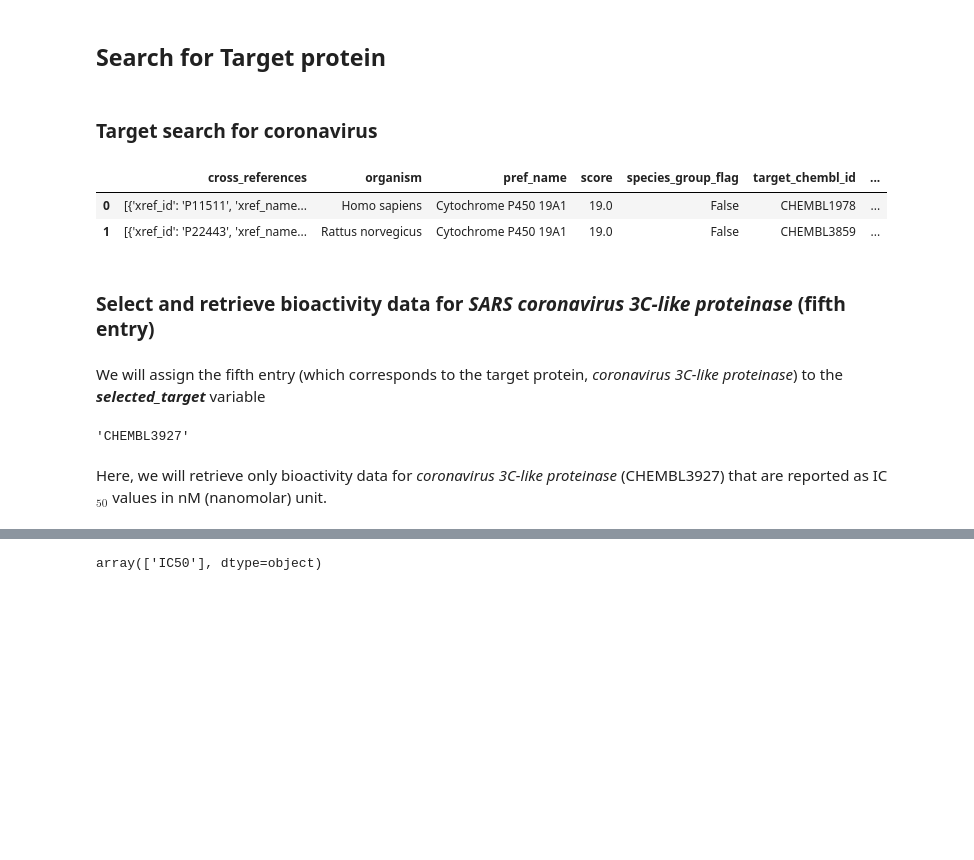
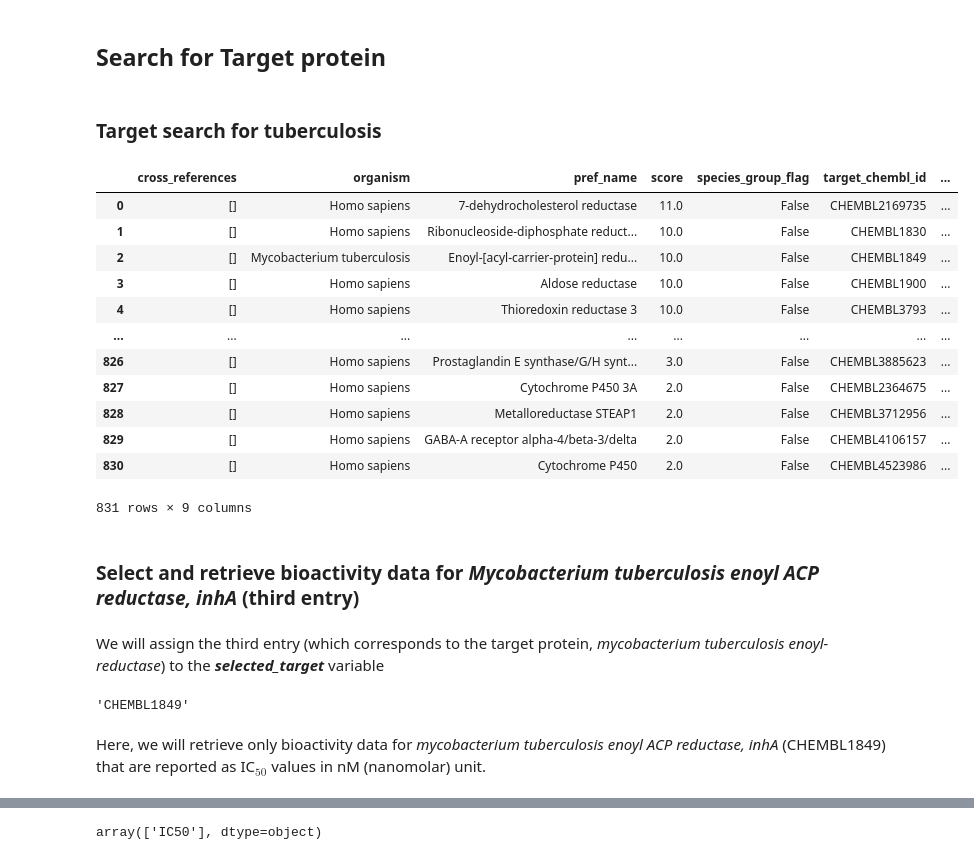
Before and after one commit to Codingpwincess/ml-drug-discovery-model, a Jupyter notebook: python/CDD_ML_Part_1_bioactivity_data.ipynb, the cells around one changed output, grey strips where cells are left out. Drawn from its saved outputs; the diff is of its cells as text; code cells hidden in the pictures; blank space fills up the shorter version.

Commit message:
Complete inhA bioactivity data processing

```diff
--- a/python/CDD_ML_Part_1_bioactivity_data.ipynb
+++ b/python/CDD_ML_Part_1_bioactivity_data.ipynb
@@ -46,28 +46,38 @@ from chembl_webresource_client.new_client import new_client
 # %% [markdown]
 ## **Search for Target protein**
 # %% [markdown]
-### **Target search for coronavirus**
+### **Target search for tuberculosis**
 # %%
-# Target search for coronavirus
+# Target search for tb
 target = new_client.target
-target_query = target.search('aromatase')
+target_query = target.search('reductase')
 targets = pd.DataFrame.from_dict(target_query)
 targets
 # %% [output]
 |  | cross_references | organism | pref_name | score | species_group_flag | target_chembl_id | ... |
-| 0 | [{'xref_id': 'P11511', 'xref_name... | Homo sapiens | Cytochrome P450 19A1 | 19.0 | False | CHEMBL1978 | ... |
-| 1 | [{'xref_id': 'P22443', 'xref_name... | Rattus norvegicus | Cytochrome P450 19A1 | 19.0 | False | CHEMBL3859 | ... |
+| 0 | [] | Homo sapiens | 7-dehydrocholesterol reductase | 11.0 | False | CHEMBL2169735 | ... |
+| 1 | [] | Homo sapiens | Ribonucleoside-diphosphate reduct... | 10.0 | False | CHEMBL1830 | ... |
+| 2 | [] | Mycobacterium tuberculosis | Enoyl-[acyl-carrier-protein] redu... | 10.0 | False | CHEMBL1849 | ... |
+| 3 | [] | Homo sapiens | Aldose reductase | 10.0 | False | CHEMBL1900 | ... |
+| 4 | [] | Homo sapiens | Thioredoxin reductase 3 | 10.0 | False | CHEMBL3793 | ... |
+| ... | ... | ... | ... | ... | ... | ... | ... |
+| 826 | [] | Homo sapiens | Prostaglandin E synthase/G/H synt... | 3.0 | False | CHEMBL3885623 | ... |
+| 827 | [] | Homo sapiens | Cytochrome P450 3A | 2.0 | False | CHEMBL2364675 | ... |
+| 828 | [] | Homo sapiens | Metalloreductase STEAP1 | 2.0 | False | CHEMBL3712956 | ... |
+| 829 | [] | Homo sapiens | GABA-A receptor alpha-4/beta-3/delta | 2.0 | False | CHEMBL4106157 | ... |
+| 830 | [] | Homo sapiens | Cytochrome P450 | 2.0 | False | CHEMBL4523986 | ... |
+831 rows × 9 columns
 # %% [markdown]
-### **Select and retrieve bioactivity data for *SARS coronavirus 3C-like proteinase* (fifth entry)**
+### **Select and retrieve bioactivity data for *Mycobacterium tuberculosis enoyl ACP reductase, inhA* (third entry)**
 # %% [markdown]
-We will assign the fifth entry (which corresponds to the target protein, *coronavirus 3C-like proteinase*) to the ***selected_target*** variable
+We will assign the third entry (which corresponds to the target protein, *mycobacterium tuberculosis enoyl-reductase*) to the ***selected_target*** variable
 # %%
-selected_target = targets.target_chembl_id[4]
+selected_target = targets.target_chembl_id[2]
 selected_target
 # %% [output]
-'CHEMBL3927'
+'CHEMBL1849'
 # %% [markdown]
-Here, we will retrieve only bioactivity data for *coronavirus 3C-like proteinase* (CHEMBL3927) that are reported as IC$_{50}$ values in nM (nanomolar) unit.
+Here, we will retrieve only bioactivity data for *mycobacterium tuberculosis enoyl ACP reductase, inhA* (CHEMBL1849) that are reported as IC$_{50}$ values in nM (nanomolar) unit.
 # %%
 activity = new_client.activity
 res = activity.filter(target_chembl_id=selected_target).filter(standard_type="IC50")
```
Also changed, not shown: parts of 12 cells of this notebook.
